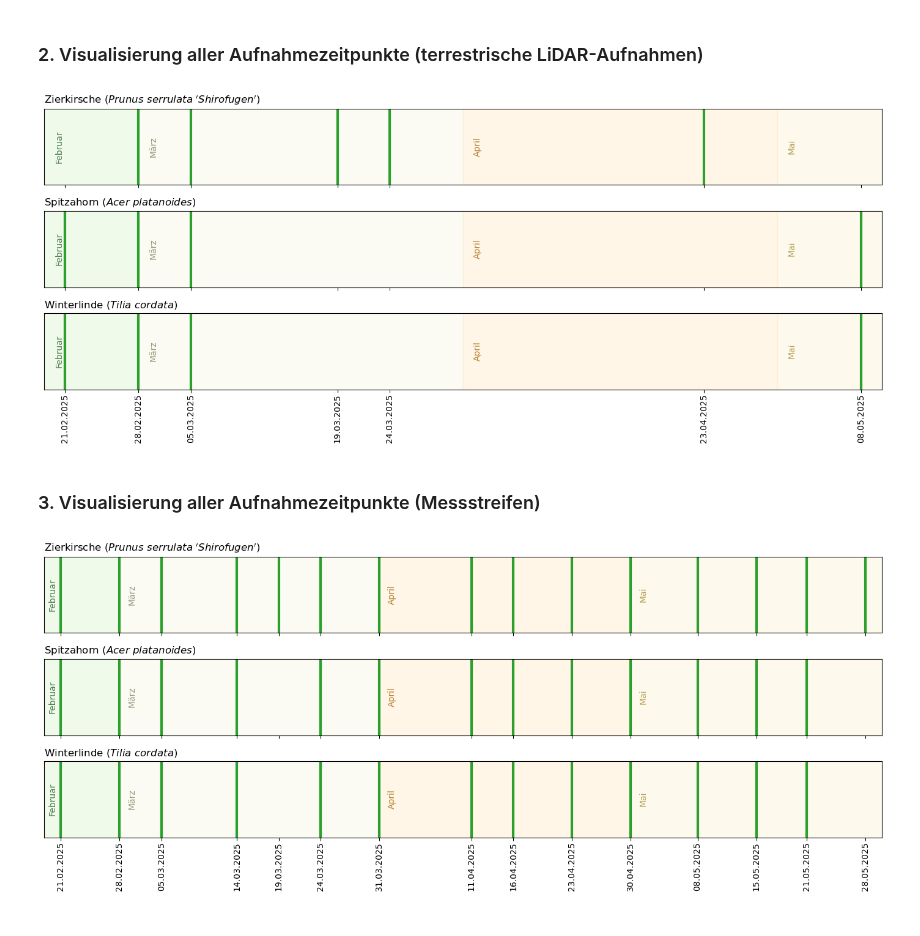
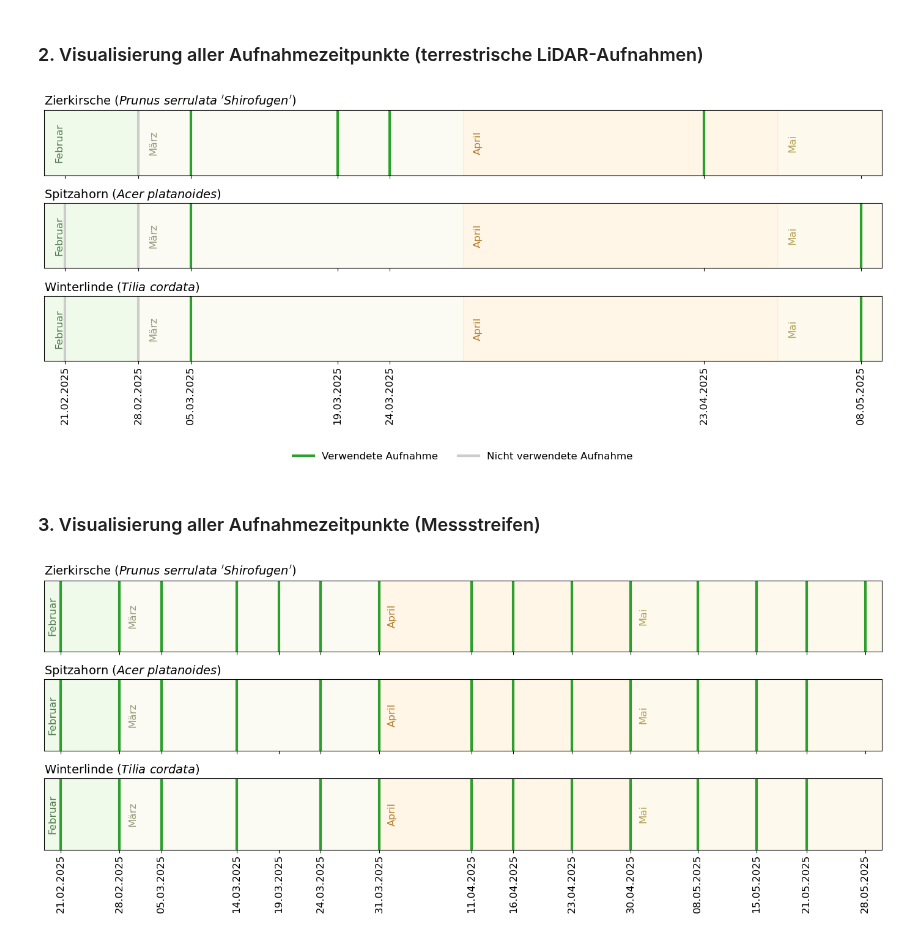
Before and after one commit to naamp/BTh11_Trieblaengenwachstum, a Jupyter notebook: 15_Calendar_Vis/15_Calendar_Vis.ipynb, the cells around one changed output. Cells and saved outputs as stored; diff of their text form; code cells hidden in the pictures.

```diff
--- a/15_Calendar_Vis/15_Calendar_Vis.ipynb
+++ b/15_Calendar_Vis/15_Calendar_Vis.ipynb
@@ -149,97 +150,81 @@ from datetime import datetime
 # Daten laden
 df = pd.read_csv(r"150_BaseData\tls_aufnahmen_fhnw.csv", parse_dates=["Date"])
 df.columns = df.columns.str.strip()
-df["Used"] = df["Used"].astype(bool)
+df["Used"] = df["Used"].astype(str).str.strip().str.lower() == "true"
 
-# Farben für Monate (heller Hintergrund) + passende Textfarben (dunkler)
+# Farben für Monate
 month_colors = {
-    2: "#d0f0c0",  # Februar
-    3: "#f5f5dc",  # März
-    4: "#ffe4b5",  # April
-    5: "#fbeec1"   # Mai
+    2: "#d0f0c0", 3: "#f5f5dc", 4: "#ffe4b5", 5: "#fbeec1"
 }
 month_text_colors = {
-    2: "#507c50",
-    3: "#99997c",
-    4: "#b57f2d",
-    5: "#b3a154"
+    2: "#507c50", 3: "#99997c", 4: "#b57f2d", 5: "#b3a154"
 }
 month_names = {2: "Februar", 3: "März", 4: "April", 5: "Mai"}
 
-# Titel mit botanischen Namen (Latein kursiv über Mathtext)
 tree_labels = {
     "Kirsche": r"Zierkirsche ($\it{Prunus\ serrulata\ 'Shirofugen'}$)",
     "Ahorn": r"Spitzahorn ($\it{Acer\ platanoides}$)",
     "Linde": r"Winterlinde ($\it{Tilia\ cordata}$)"
 }
 
-# Plot-Vorbereitung
 fig, axes = plt.subplots(3, 1, figsize=(14, 6), sharex=True)
 x_min = df["Date"].min() - pd.Timedelta(days=2)
 x_max = df["Date"].max() + pd.Timedelta(days=2)
 months = df["Date"].dt.to_period("M").unique()
 
-# Schleife für jede Baumart
+# Monats- und Datenanzeige
 for ax, tree in zip(axes, ["Kirsche", "Ahorn", "Linde"]):
     df_tree = df[df["Tree"] == tree]
-
-    # Farbige Monatsbereiche + Beschriftungen
     for month in months:
         start = pd.Timestamp(f"{month.start_time:%Y-%m-01}")
         end = start + pd.offsets.MonthEnd(1)
         month_num = start.month
-
         color = month_colors.get(month_num, "#eeeeee")
         text_color = month_text_colors.get(month_num, "#555555")
-
-        # Farbfeld ohne Lücke
         ax.axvspan(start - pd.Timedelta(days=1), end, color=color, alpha=0.3)
-
-        # Monatsname – Februar am 20.02., alle anderen am Monatsanfang
         if month_num in month_names:
             label_x = pd.Timestamp("2025-02-20") if month_num == 2 else start
             ax.text(
-                label_x,
-                0.5,
-                month_names[month_num],
-                rotation=90,
-                ha="left",
-                va="center",
-                fontsize=10,
-                color=text_color
+                label_x, 0.5, month_names[month_num],
+                rotation=90, ha="left", va="center", fontsize=12, color=text_color
             )
-
-    # Vertikale Striche für Aufnahmen
     for _, row in df_tree.iterrows():
         color = "#2ca02c" if row["Used"] else "#cccccc"
         ax.axvline(row["Date"], color=color, linewidth=3)
-
-    # Achseneinstellungen
-    ax.set_title(tree_labels.get(tree, tree), loc="left", fontsize=12)
+    ax.set_title(tree_labels.get(tree, tree), loc="left", fontsize=14)
     ax.set_ylim(0, 1)
     ax.set_yticks([])
     ax.set_xlim(x_min, x_max)
 
-# Unterste Achse: Alle eindeutigen Aufnahmedaten als X-Ticks
+# X-Ticks nur unten
 unique_dates = df["Date"].drop_duplicates().sort_values()
 axes[-1].set_xticks(unique_dates)
 axes[-1].set_xticklabels(
     [d.strftime("%d.%m.%Y") for d in unique_dates],
-    rotation=90,
-    ha="center",
-    va="top",
-    fontsize=10
+    rotation=90, ha="center", va="top", fontsize=12
 )
 axes[-1].tick_params(axis='x', which='major', pad=2)
-
-# Obere Achsen: X-Achse ausblenden
 for ax in axes[:-1]:
     ax.tick_params(labelbottom=False)
 
-plt.tight_layout()
+# Legende unter dem Plot
+legend_elements = [
+    Line2D([0], [0], color='#2ca02c', lw=3, label='Verwendete Aufnahme'),
+    Line2D([0], [0], color='#cccccc', lw=3, label='Nicht verwendete Aufnahme')
+]
+fig.legend(
+    handles=legend_elements,
+    loc='lower center',
+    ncol=2,
+    frameon=False,
+    fontsize=12,
+    bbox_to_anchor=(0.5, -0.05)
+)
+
+plt.tight_layout(rect=[0, 0.05, 1, 1])  # Platz für Legende unten lassen
 plt.show()
 # %% [output]
-[figure, old version]
+[figure, new version]
 # %% [markdown]
 ### 3. Visualisierung aller Aufnahmezeitpunkte (Messstreifen)
 # %%
@@ -305,7 +290,7 @@ for ax, tree in zip(axes, ["Kirsche", "Ahorn", "Linde"]):
                 rotation=90,
                 ha="left",
                 va="center",
-                fontsize=10,
+                fontsize=12,
                 color=text_color
             )
 
@@ -314,7 +299,7 @@ for ax, tree in zip(axes, ["Kirsche", "Ahorn", "Linde"]):
         ax.axvline(row["Date"], color="#2ca02c", linewidth=3)
 
     # Achsentitel
-    ax.set_title(tree_labels.get(tree, tree), loc="left", fontsize=12)
+    ax.set_title(tree_labels.get(tree, tree), loc="left", fontsize=14)
     ax.set_ylim(0, 1)
     ax.set_yticks([])
     ax.set_xlim(x_min, x_max)
@@ -327,7 +312,7 @@ axes[-1].set_xticklabels(
     rotation=90,
     ha="center",
     va="top",
-    fontsize=10
+    fontsize=12
 )
 axes[-1].tick_params(axis='x', which='major', pad=2)
 
@@ -338,4 +323,4 @@ for ax in axes[:-1]:
 plt.tight_layout()
 plt.show()
 # %% [output]
-[figure, old version]
+[figure, new version]
```
Also changed, not shown: parts of 1 cell of this notebook, 23 other files.
